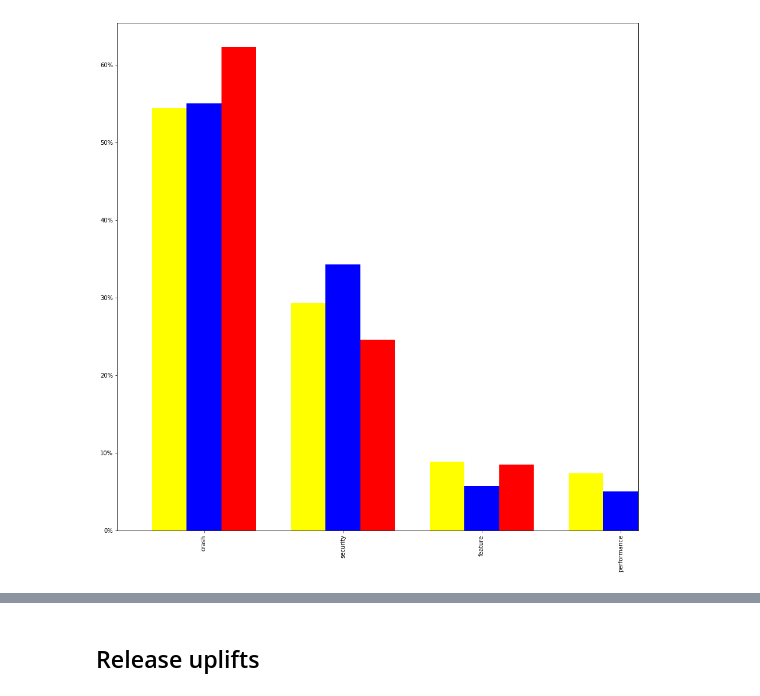
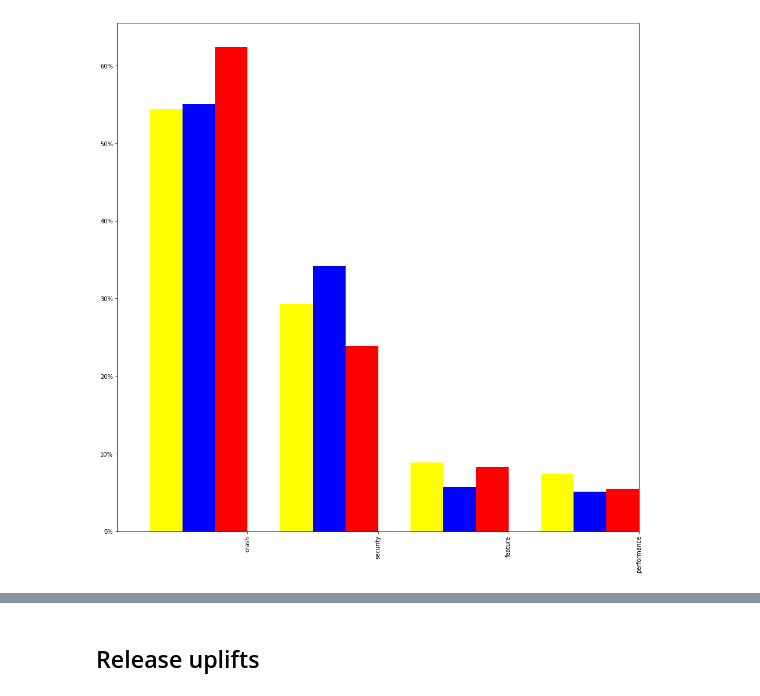
Before and after one commit to marco-c/uplift-analysis, a Jupyter notebook: plots/approved vs rejected uplifts.ipynb, the cells around one changed output, grey strips where cells are left out. Drawn from its saved outputs; the diff is of its cells as text; code cells hidden in the pictures.

Commit message:
Update plots

```diff
--- a/plots/approved vs rejected uplifts.ipynb
+++ b/plots/approved vs rejected uplifts.ipynb
@@ -33,20 +33,20 @@ df_aurora.component = df_aurora.component.apply(lambda x: x.split(':')[0])
 # %%
 types_approved_release = df_release[df_release['uplift_accepted'] == True].types.str.split('^').apply(pd.Series, 1).stack()
 types_approved_release.index = types_approved_release.index.droplevel(-1)
 types_approved_release.name = 'Type'
 types_approved_beta = df_beta[df_beta['uplift_accepted'] == True].types.str.split('^').apply(pd.Series, 1).stack()
 types_approved_beta.index = types_approved_beta.index.droplevel(-1)
 types_approved_beta.name = 'Type'
 types_approved_aurora = df_aurora[df_aurora['uplift_accepted'] == True].types.str.split('^').apply(pd.Series, 1).stack()
 types_approved_aurora.index = types_approved_aurora.index.droplevel(-1)
 types_approved_aurora.name = 'Type'
 
 fig = plt.figure(figsize=(16,16))
 ax = fig.add_subplot(111)
 ax.yaxis.set_major_formatter(mtick.FuncFormatter(lambda y, _: '{:.0%}'.format(y)))
-types_approved_release.value_counts(normalize=True).plot(kind='bar', color="red", ax=ax, position=-0.5, width=0.25)
-types_approved_beta.value_counts(normalize=True).plot(kind='bar', color="blue", ax=ax, position=0.5, width=0.25)
-types_approved_aurora.value_counts(normalize=True).plot(kind='bar', color="yellow", ax=ax, position=1.5, width=0.25)
+types_approved_release.value_counts(normalize=True).plot(kind='bar', color="red", ax=ax, position=1, width=0.25)
+types_approved_beta.value_counts(normalize=True).plot(kind='bar', color="blue", ax=ax, position=2, width=0.25)
+types_approved_aurora.value_counts(normalize=True).plot(kind='bar', color="yellow", ax=ax, position=3, width=0.25)
 plt.show()
 # %% [output]
-[figure, old version]
+[figure, new version]
```
Also changed, not shown: parts of 9 cells of this notebook, 1 other file.
